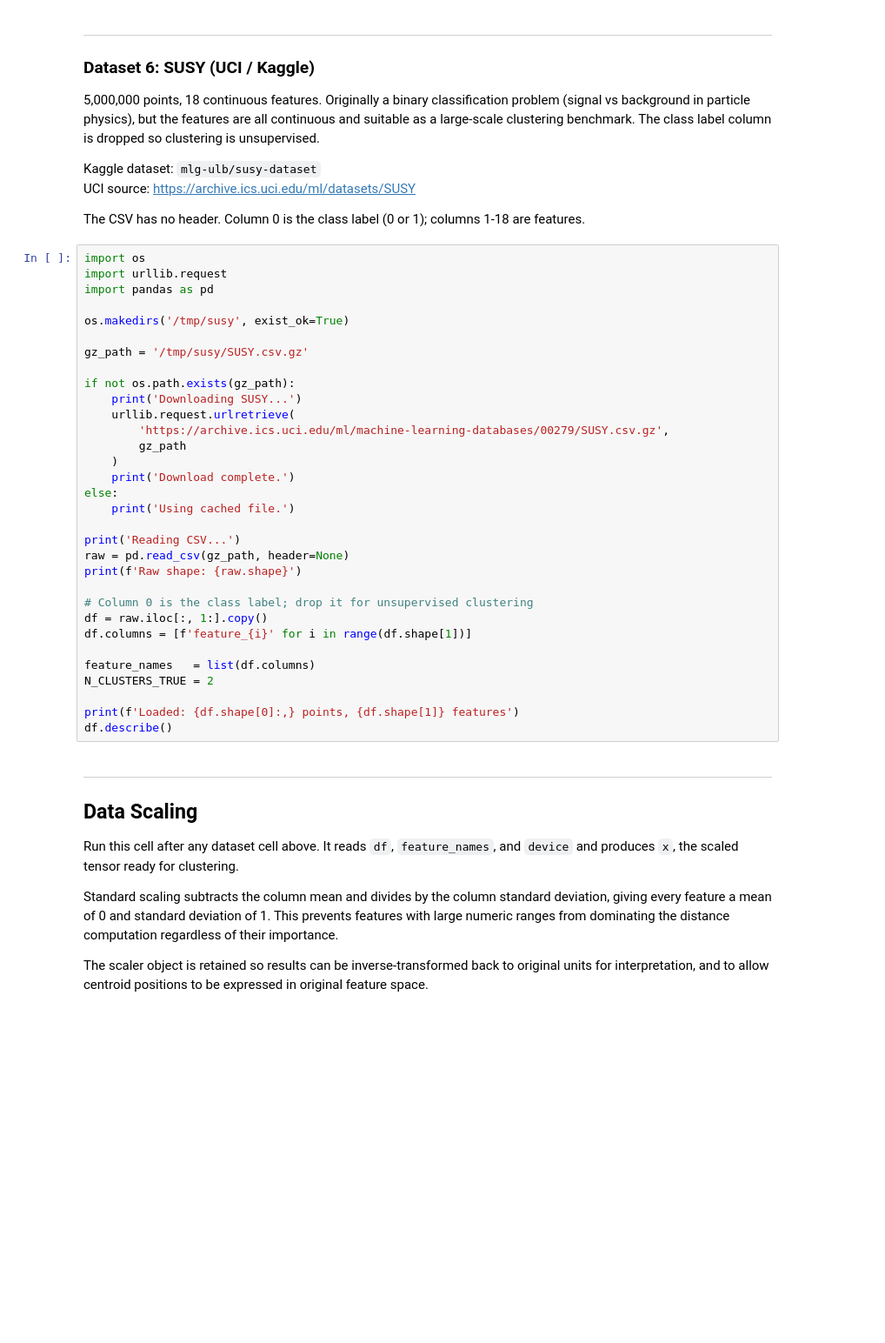
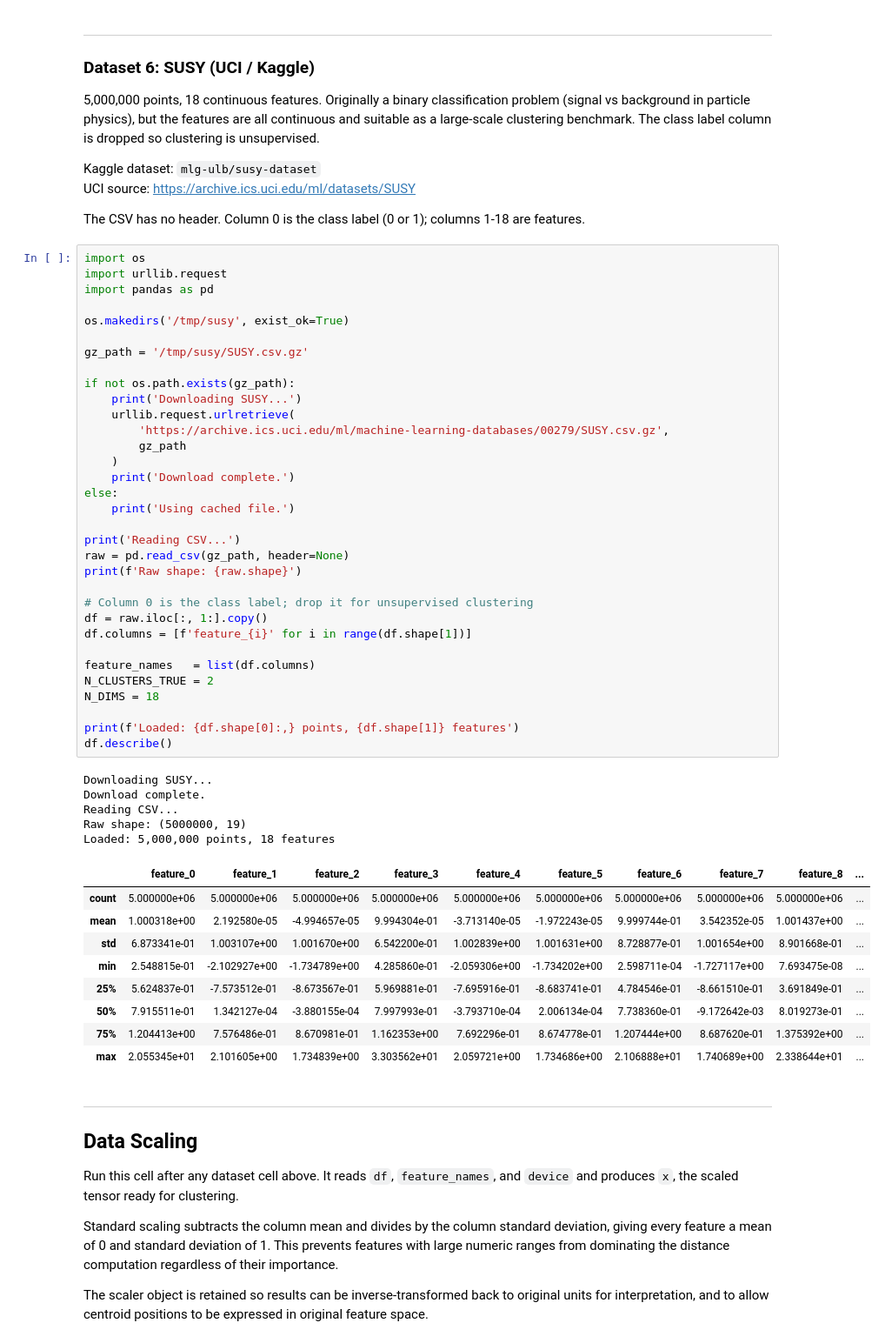
Before and after one commit to flyinacres/keops-kmeans-pub, a Jupyter notebook: kmeans.ipynb, the cells around one changed output. Shown at 87% size. Saved outputs shown, nothing was run; the diff lists cells and outputs as text; blank space fills up the shorter version.

```diff
--- a/kmeans.ipynb
+++ b/kmeans.ipynb
@@ -245,33 +274,49 @@ import os
 import urllib.request
 import pandas as pd
 
 os.makedirs('/tmp/susy', exist_ok=True)
 
 gz_path = '/tmp/susy/SUSY.csv.gz'
 
 if not os.path.exists(gz_path):
     print('Downloading SUSY...')
     urllib.request.urlretrieve(
         'https://archive.ics.uci.edu/ml/machine-learning-databases/00279/SUSY.csv.gz',
         gz_path
     )
     print('Download complete.')
 else:
     print('Using cached file.')
 
 print('Reading CSV...')
 raw = pd.read_csv(gz_path, header=None)
 print(f'Raw shape: {raw.shape}')
 
 # Column 0 is the class label; drop it for unsupervised clustering
 df = raw.iloc[:, 1:].copy()
 df.columns = [f'feature_{i}' for i in range(df.shape[1])]
 
 feature_names   = list(df.columns)
 N_CLUSTERS_TRUE = 2
+N_DIMS = 18
 
 print(f'Loaded: {df.shape[0]:,} points, {df.shape[1]} features')
 df.describe()
+# %% [output]
+Downloading SUSY...
+Download complete.
+Reading CSV...
+Raw shape: (5000000, 19)
+Loaded: 5,000,000 points, 18 features
+|  | feature_0 | feature_1 | feature_2 | feature_3 | feature_4 | feature_5 | feature_6 | feature_7 | feature_8 | ... |
+| count | 5.000000e+06 | 5.000000e+06 | 5.000000e+06 | 5.000000e+06 | 5.000000e+06 | 5.000000e+06 | 5.000000e+06 | 5.000000e+06 | 5.000000e+06 | ... |
+| mean | 1.000318e+00 | 2.192580e-05 | -4.994657e-05 | 9.994304e-01 | -3.713140e-05 | -1.972243e-05 | 9.999744e-01 | 3.542352e-05 | 1.001437e+00 | ... |
+| std | 6.873341e-01 | 1.003107e+00 | 1.001670e+00 | 6.542200e-01 | 1.002839e+00 | 1.001631e+00 | 8.728877e-01 | 1.001654e+00 | 8.901668e-01 | ... |
+| min | 2.548815e-01 | -2.102927e+00 | -1.734789e+00 | 4.285860e-01 | -2.059306e+00 | -1.734202e+00 | 2.598711e-04 | -1.727117e+00 | 7.693475e-08 | ... |
+| 25% | 5.624837e-01 | -7.573512e-01 | -8.673567e-01 | 5.969881e-01 | -7.695916e-01 | -8.683741e-01 | 4.784546e-01 | -8.661510e-01 | 3.691849e-01 | ... |
+| 50% | 7.915511e-01 | 1.342127e-04 | -3.880155e-04 | 7.997993e-01 | -3.793710e-04 | 2.006134e-04 | 7.738360e-01 | -9.172642e-03 | 8.019273e-01 | ... |
+| 75% | 1.204413e+00 | 7.576486e-01 | 8.670981e-01 | 1.162353e+00 | 7.692296e-01 | 8.674778e-01 | 1.207444e+00 | 8.687620e-01 | 1.375392e+00 | ... |
+| max | 2.055345e+01 | 2.101605e+00 | 1.734839e+00 | 3.303562e+01 | 2.059721e+00 | 1.734686e+00 | 2.106888e+01 | 1.740689e+00 | 2.338644e+01 | ... |
 # %% [markdown]
 ---
 ## Data Scaling
```
Also changed, not shown: parts of 13 cells of this notebook.
